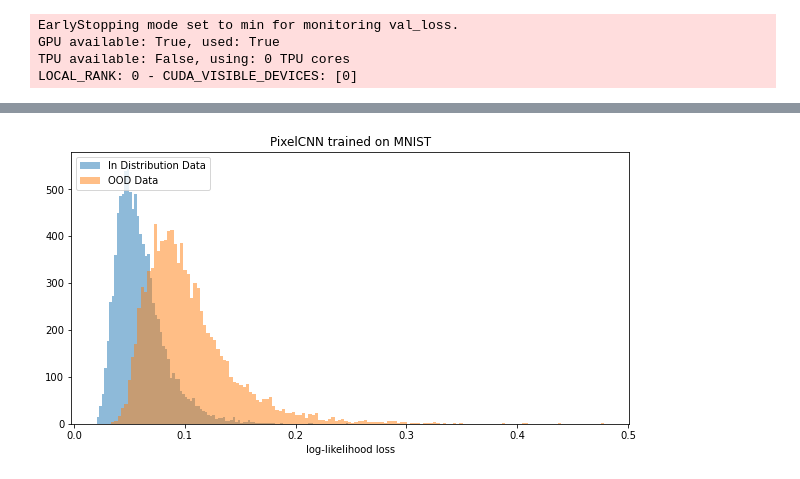
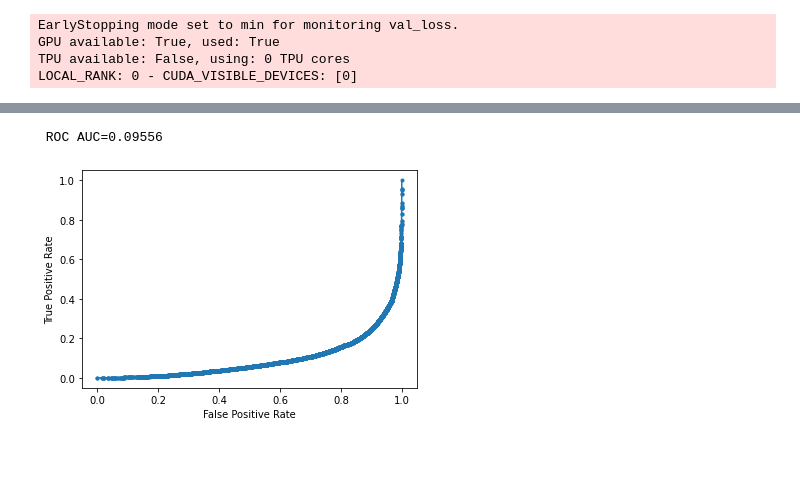
Before and after one commit to kredde/background-masked-generative-models, a Jupyter notebook: notebooks/08-VAEVariance-AugmentedMNIST-Salih.ipynb, the cells around one changed output, grey strips where cells are left out. Cells and saved outputs as stored; diff of their text form; code cells hidden in the pictures.

```diff
--- a/notebooks/08-VAEVariance-AugmentedMNIST-Salih.ipynb
+++ b/notebooks/08-VAEVariance-AugmentedMNIST-Salih.ipynb
@@ -149,5 +138,5 @@ generate_images(eval_VAE_full_img, mnist_test, random_bg=True)
 # %%
-from src.utils.vae import generate_images
-
-generate_images(eval_VAE_full_img, mnist_test, random_bg=True)
+from src.utils.vae import plot_loss_histogram
+idd_losses, ood_losses = plot_loss_histogram(eval_VAE_full_img, mnist_test, fashion_test)
+print(len(idd_losses))
 # %% [output]
@@ -173,6 +144,8 @@ SystemExit: 0
-# %%
-from src.utils.vae import plot_loss_histogram
-
-plot_loss_histogram(eval_VAE_full_img, mnist_test, fashion_test)
-# %% [output]
-[figure, removed]
+# %%
+from src.utils.ood_test import plot_roc_auc
+targets = np.concatenate(((np.zeros(len(idd_losses))), np.ones(len(ood_losses))))
+results = np.concatenate((idd_losses, ood_losses))
+plot_roc_auc(targets, results)
+# %% [output]
+ ROC AUC=0.09556
+[figure, added]
```
Also changed, not shown: parts of 7 cells of this notebook, 9 other files.
